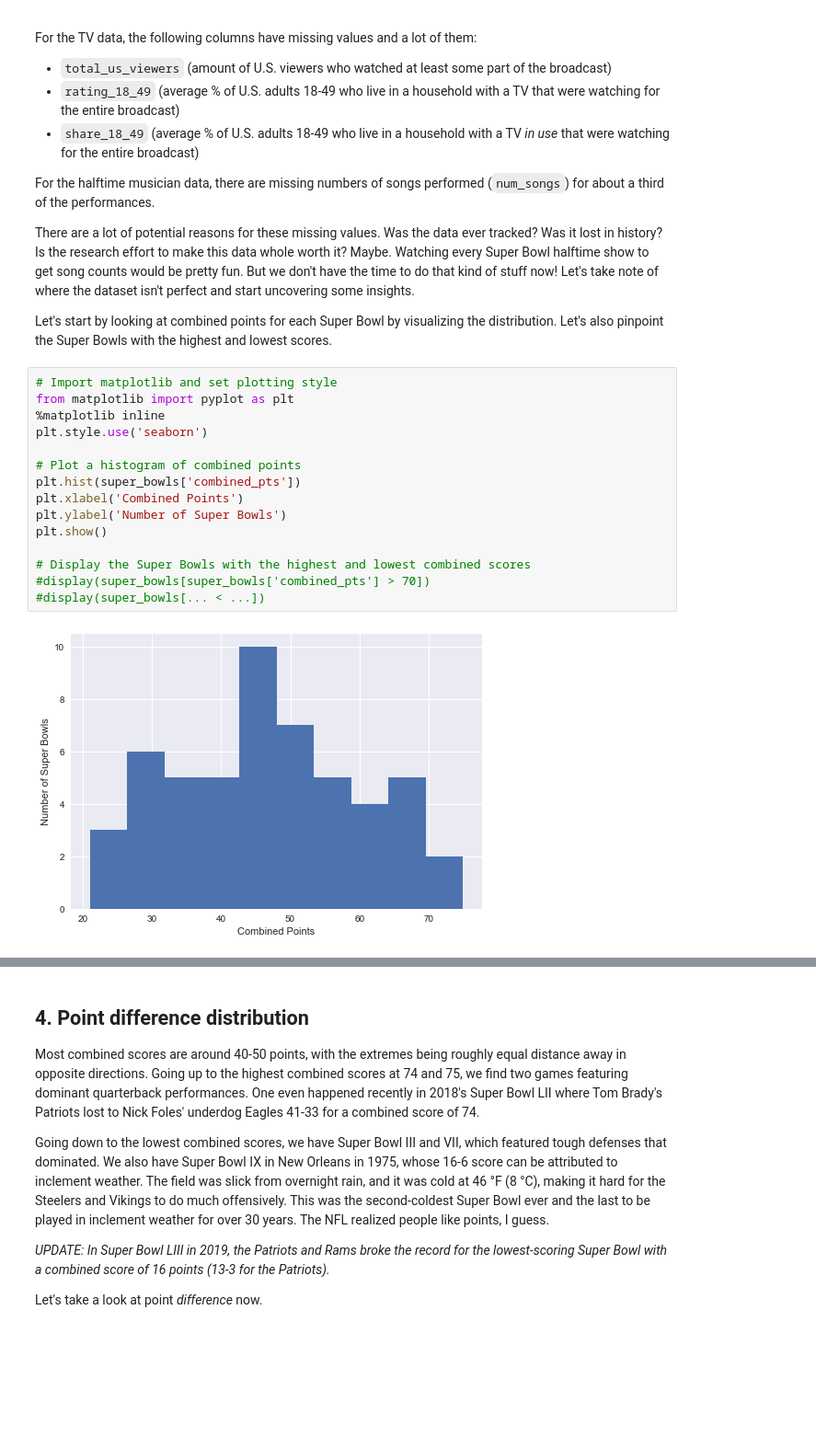
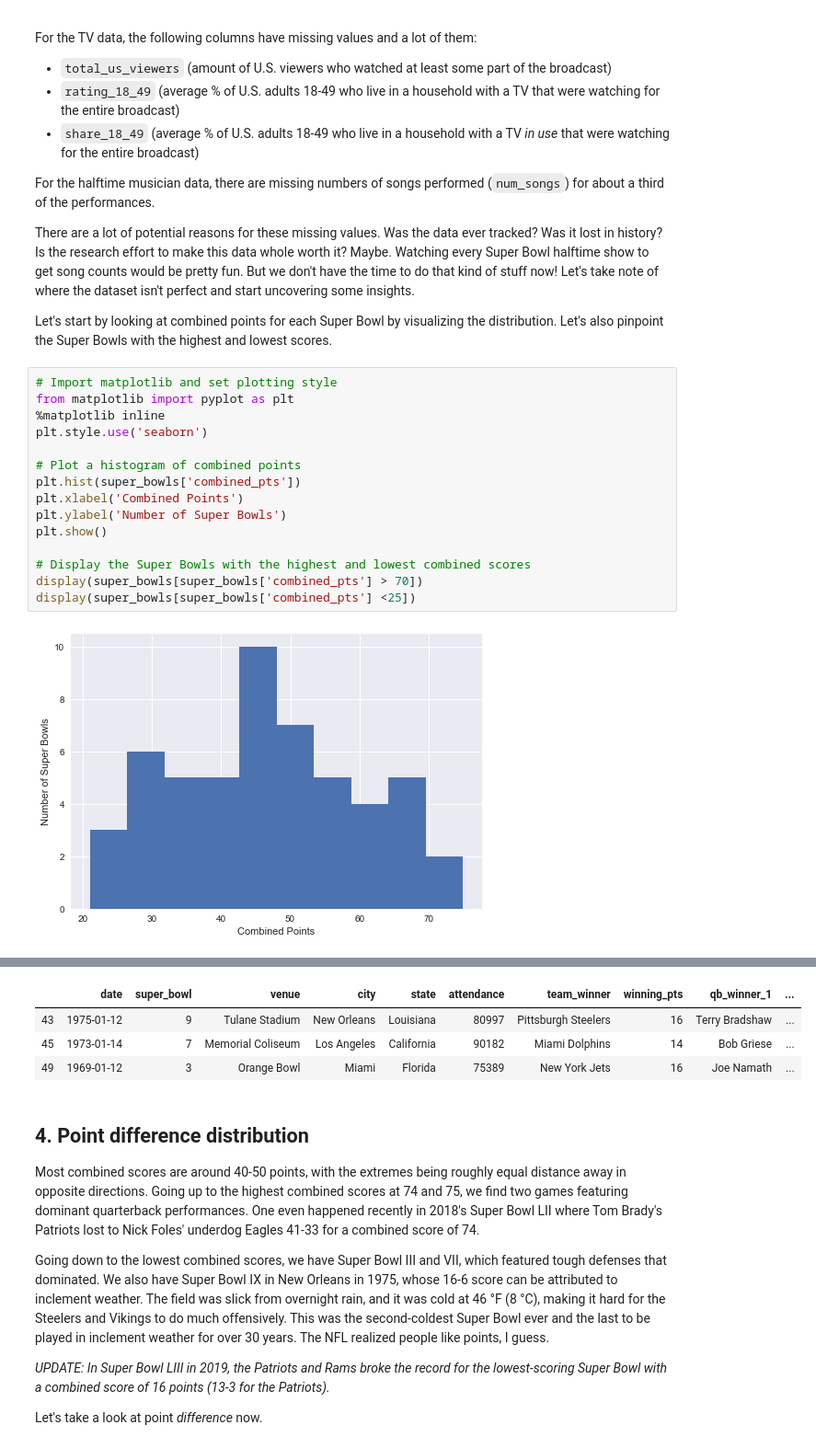
Before and after one commit to Ran-Tokman/DataCamp, a Jupyter notebook: TV, Halftime Shows, and the Big Game/TV, Halftime Shows, and the Big Game.ipynb, the cells around one changed output, grey strips where cells are left out. Shown at 92% size. Saved outputs shown, nothing was run; the diff lists cells and outputs as text; blank space fills up the shorter version.

```diff
--- a/TV, Halftime Shows, and the Big Game/TV, Halftime Shows, and the Big Game.ipynb
+++ b/TV, Halftime Shows, and the Big Game/TV, Halftime Shows, and the Big Game.ipynb
@@ -97,7 +97,7 @@ plt.ylabel('Number of Super Bowls')
 plt.show()
 
 # Display the Super Bowls with the highest and lowest combined scores
-#display(super_bowls[super_bowls['combined_pts'] > 70])
-#display(super_bowls[... < ...])
+display(super_bowls[super_bowls['combined_pts'] > 70])
+display(super_bowls[super_bowls['combined_pts'] <25])
 # %% [output]
 [figure]
@@ -104,3 +107,7 @@ plt.show()
+|  | date | super_bowl | venue | city | state | attendance | team_winner | winning_pts | qb_winner_1 | ... |
+| 43 | 1975-01-12 | 9 | Tulane Stadium | New Orleans | Louisiana | 80997 | Pittsburgh Steelers | 16 | Terry Bradshaw | ... |
+| 45 | 1973-01-14 | 7 | Memorial Coliseum | Los Angeles | California | 90182 | Miami Dolphins | 14 | Bob Griese | ... |
+| 49 | 1969-01-12 | 3 | Orange Bowl | Miami | Florida | 75389 | New York Jets | 16 | Joe Namath | ... |
 # %% [markdown]
 ## 4. Point difference distribution
 <p>Most combined scores are around 40-50 points, with the extremes being roughly equal distance away in opposite directions. Going up to the highest combined scores at 74 and 75, we find two games featuring dominant quarterback performances. One even happened recently in 2018's Super Bowl LII where Tom Brady's Patriots lost to Nick Foles' underdog Eagles 41-33 for a combined score of 74.</p>
```
Also changed, not shown: parts of 3 cells of this notebook.
